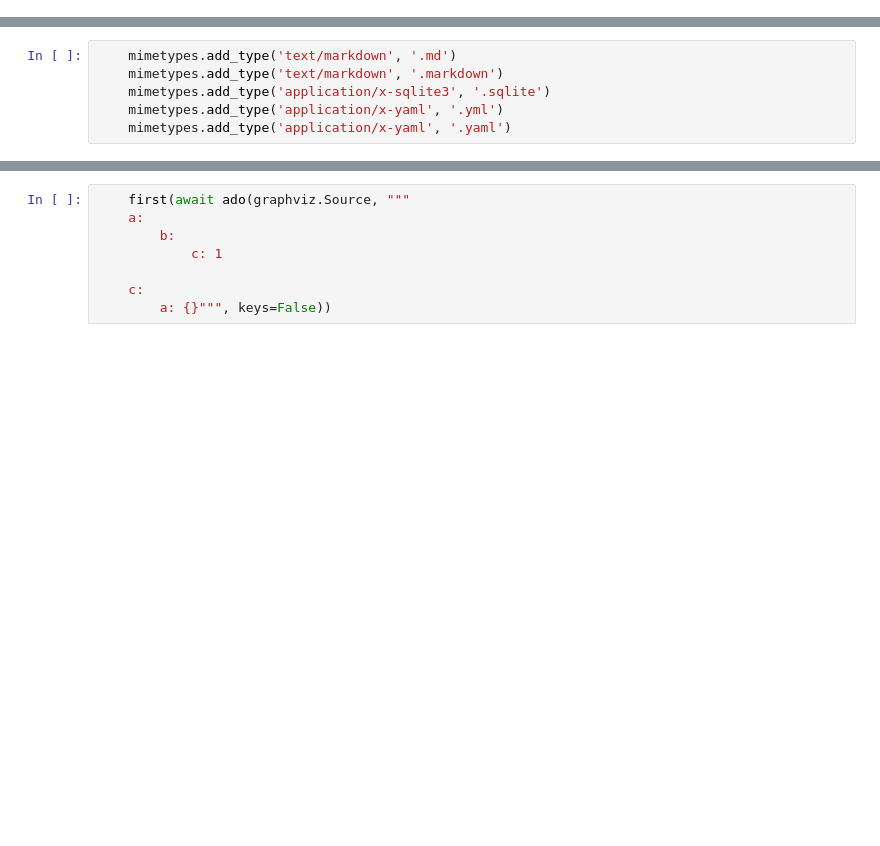
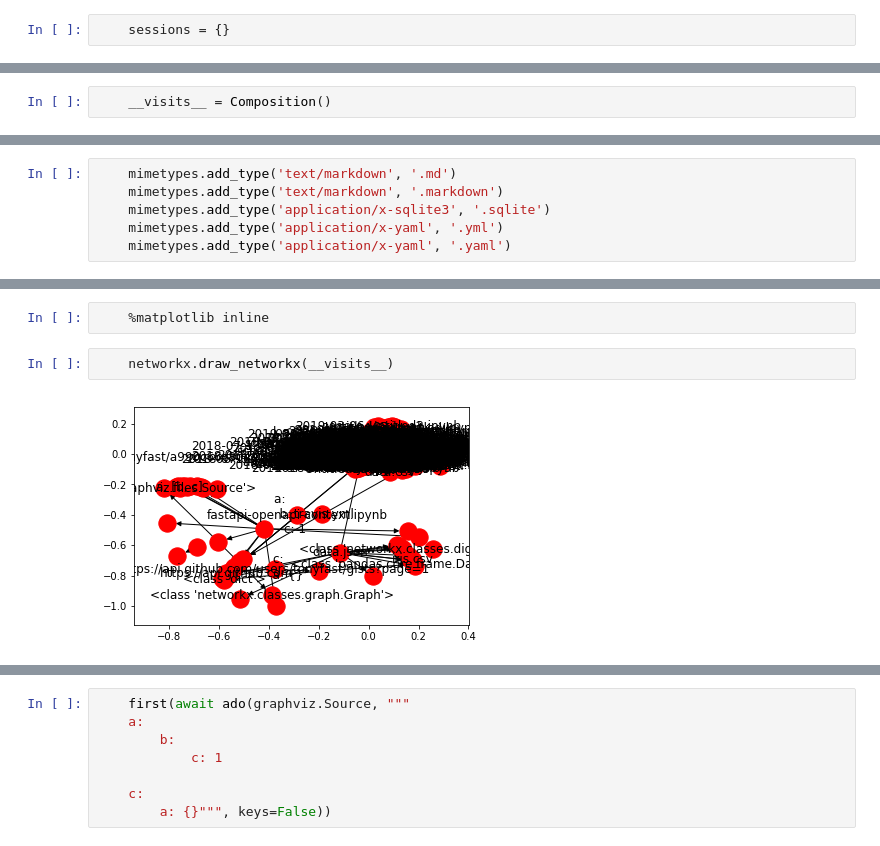
Before and after one commit to deathbeds/ado, a Jupyter notebook: ado.ipynb, the cells around one changed output, grey strips where cells are left out. Cells and saved outputs as stored; diff of their text form; blank space fills up the shorter version.

```diff
--- a/ado.ipynb
+++ b/ado.ipynb
@@ -8 +7,3 @@
     IPython.display.HTML("""<style>#notebook-container, .container {width: 100%;}</style>""")
+# %%
+    sessions = {}
@@ -8,0 +115,2 @@
+# %%
+    __visits__ = Composition()
@@ -198,0 +246,6 @@
+# %%
+    %matplotlib inline
+# %%
+    networkx.draw_networkx(__visits__)
+# %% [output]
+[figure, added]
```
Also changed, not shown: parts of 43 cells of this notebook.
